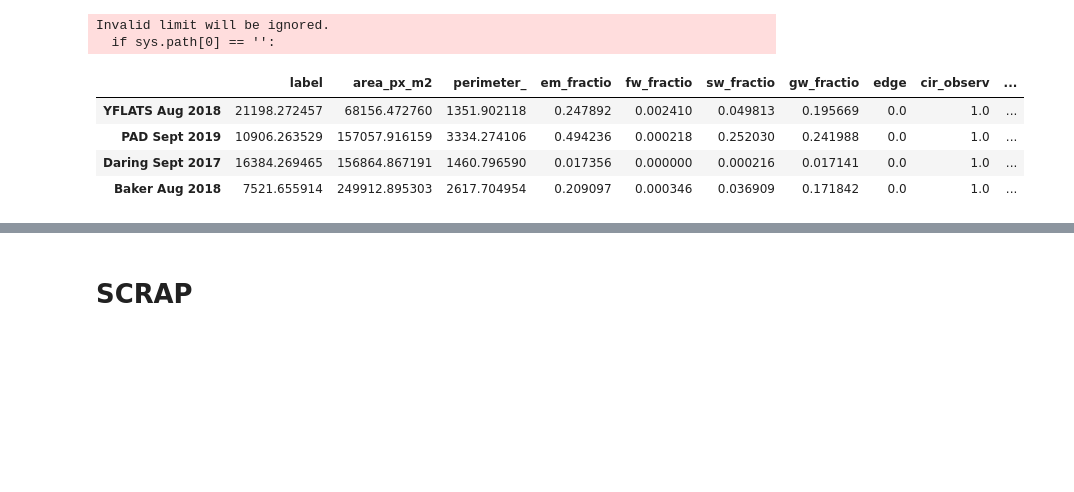
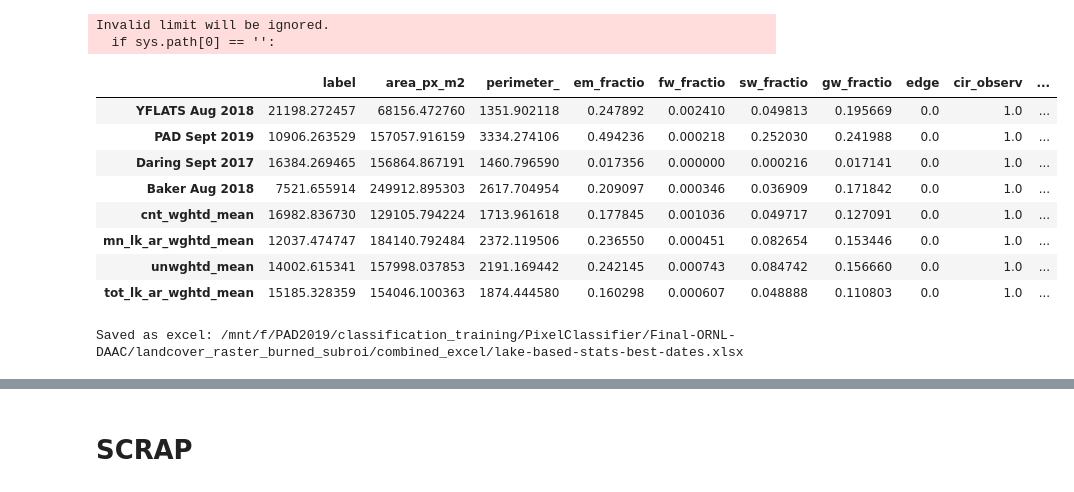
Before and after one commit to ekcomputer/random-wetlands, a Jupyter notebook: analysis/lake-histogram-by-area-etc.ipynb, the cells around one changed output, grey strips where cells are left out. Cells and saved outputs as stored; diff of their text form; code cells hidden in the pictures; blank space fills up the shorter version.

```diff
--- a/analysis/lake-histogram-by-area-etc.ipynb
+++ b/analysis/lake-histogram-by-area-etc.ipynb
@@ -28,7 +28,7 @@ min_size=250 # meters squared
 regions=['Daring','Baker','PAD','YFLATS']
 
 ## constants
-labels=dict(zip(
+region_labels=dict(zip(
     [
     'daring_21405_17063_010_170614_L090_CX_01_LUT-Freeman_rcls_lakes.shp',
     'daring_21405_17094_010_170909_L090_CX_01_LUT-Freeman_rcls_lakes.shp',
@@ -64,14 +64,21 @@ best_dates=[
             ]
 ## load data
 plt.style.use('/mnt/d/Dropbox/Python/Matplotlib-rcParams/presentation.mplstyle')
+# %%
+# dynamic I/O
+## Save directory for dataframes as excel file
+os.makedirs(os.path.join(output_raster_dir_common_roi, 'combined_excel'), exist_ok=True)
+excel_pth_best_dates = os.path.join(output_raster_dir_common_roi, 'combined_excel', 'lake-based-stats-best-dates.xlsx')
+excel_pth_all_12 = os.path.join(output_raster_dir_common_roi, 'combined_excel', 'lake-based-stats-all-12.xlsx')
+excel_pth_all_12_summary = os.path.join(output_raster_dir_common_roi, 'combined_excel', 'lake-based-stats-all-12-summary.xlsx')
 # %%
-## loop
+## loop over 4 best dates
 lakes_list=[]
 lakes_labels=[]
 for i, basename in enumerate(best_dates):
     ## dynamic I/O
     filename = os.path.join(shape_dir, basename)
-    label = labels[basename]
+    label = region_labels[basename]
     print('label: '+label)
 
     ## print
@@ -561,27 +610,59 @@ Canvas(toolbar=Toolbar(toolitems=[('Home', 'Reset original view', 'home', 'home'
 Invalid limit will be ignored.
   if sys.path[0] == '':
 # %%
+## Calc various averages for each lake dataframe
 for i, lakes in enumerate(lakes_list):
 #     print(lakes.em_fractio.mean())
 #     indiv_med_df=lakes.median()
     indiv_mean_df=lakes.mean()
     indiv_mean_df['em_weight_avg'] = np.average(lakes.em_fractio, weights=lakes.area_px_m2) # for weighted Average by area within site
     indiv_mean_df['Count'] = len(lakes) # for weighted average by lake across sites
     indiv_mean_df['em_median'] = lakes.median().em_fractio
     if i==0: # first time
         lakes_mean_df=indiv_mean_df
 #         lakes_med_df=indiv_med_df
     else:
         lakes_mean_df=pd.concat((lakes_mean_df, indiv_mean_df), axis=1)
 #         lakes_med_df=pd.concat((lakes_med_df, indiv_med_df), axis=1)
 # lakes.mean()
 lakes_mean_df.columns=lakes_labels
 lakes_mean_df=lakes_mean_df.T
-display(lakes_mean_df)
 # display(lakes_med_df)
+
+## append summary rows
+## count-weighted
+lakes_mean_df_mean_tmp = pd.DataFrame(np.average(lakes_mean_df, weights=lakes_mean_df.Count, axis=0), columns=['cnt_wghtd_mean']).T # Create data frame  with weighted average of all values, weighted by count of lakes
+lakes_mean_df_mean_tmp.columns=lakes_mean_df.columns
+lakes_mean_df_append = lakes_mean_df.append(lakes_mean_df_mean_tmp)
+
+## mean-area-weighted
+lakes_mean_df_mean_tmp = pd.DataFrame(np.average(lakes_mean_df, weights=lakes_mean_df.area_px_m2, axis=0), columns=['mn_lk_ar_wghtd_mean']).T # Create data frame  with weighted average of all values, weighted by count of lakes
+lakes_mean_df_mean_tmp.columns=lakes_mean_df.columns
+lakes_mean_df_append = lakes_mean_df_append.append(lakes_mean_df_mean_tmp)
+
+## non-weighted
+lakes_mean_df_mean_tmp = pd.DataFrame(np.mean(lakes_mean_df, axis=0), columns=['unwghtd_mean']).T # Create data frame  with weighted average of all values, weighted by count of lakes
+lakes_mean_df_mean_tmp.columns=lakes_mean_df.columns
+lakes_mean_df_append = lakes_mean_df_append.append(lakes_mean_df_mean_tmp)
+
+## total-area-weighted
+lakes_mean_df_mean_tmp = pd.DataFrame(np.average(lakes_mean_df, weights=lakes_mean_df.area_px_m2*lakes_mean_df.Count, axis=0), columns=['tot_lk_ar_wghtd_mean']).T # Create data frame  with weighted average of all values, weighted by count of lakes
+lakes_mean_df_mean_tmp.columns=lakes_mean_df.columns
+lakes_mean_df_append = lakes_mean_df_append.append(lakes_mean_df_mean_tmp)
+
+display(lakes_mean_df_append)
+
+## save as excel
+lakes_mean_df_append.to_excel(excel_pth_best_dates)
+print(f'Saved as excel: {excel_pth_best_dates}')
 # %% [output]
 |  | label | area_px_m2 | perimeter_ | em_fractio | fw_fractio | sw_fractio | gw_fractio | edge | cir_observ | ... |
 | YFLATS Aug 2018 | 21198.272457 | 68156.472760 | 1351.902118 | 0.247892 | 0.002410 | 0.049813 | 0.195669 | 0.0 | 1.0 | ... |
 | PAD Sept 2019 | 10906.263529 | 157057.916159 | 3334.274106 | 0.494236 | 0.000218 | 0.252030 | 0.241988 | 0.0 | 1.0 | ... |
 | Daring Sept 2017 | 16384.269465 | 156864.867191 | 1460.796590 | 0.017356 | 0.000000 | 0.000216 | 0.017141 | 0.0 | 1.0 | ... |
 | Baker Aug 2018 | 7521.655914 | 249912.895303 | 2617.704954 | 0.209097 | 0.000346 | 0.036909 | 0.171842 | 0.0 | 1.0 | ... |
+| cnt_wghtd_mean | 16982.836730 | 129105.794224 | 1713.961618 | 0.177845 | 0.001036 | 0.049717 | 0.127091 | 0.0 | 1.0 | ... |
+| mn_lk_ar_wghtd_mean | 12037.474747 | 184140.792484 | 2372.119506 | 0.236550 | 0.000451 | 0.082654 | 0.153446 | 0.0 | 1.0 | ... |
+| unwghtd_mean | 14002.615341 | 157998.037853 | 2191.169442 | 0.242145 | 0.000743 | 0.084742 | 0.156660 | 0.0 | 1.0 | ... |
+| tot_lk_ar_wghtd_mean | 15185.328359 | 154046.100363 | 1874.444580 | 0.160298 | 0.000607 | 0.048888 | 0.110803 | 0.0 | 1.0 | ... |
+Saved as excel: /mnt/f/PAD2019/classification_training/PixelClassifier/Final-ORNL-DAAC/landcover_raster_burned_subroi/combined_excel/lake-based-stats-best-dates.xlsx
```
Also changed, not shown: parts of 25 cells of this notebook.
